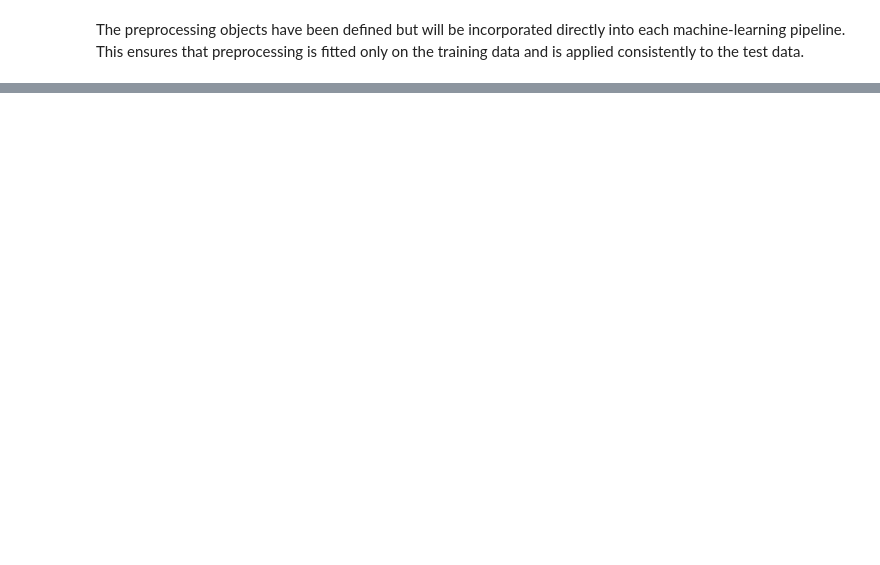
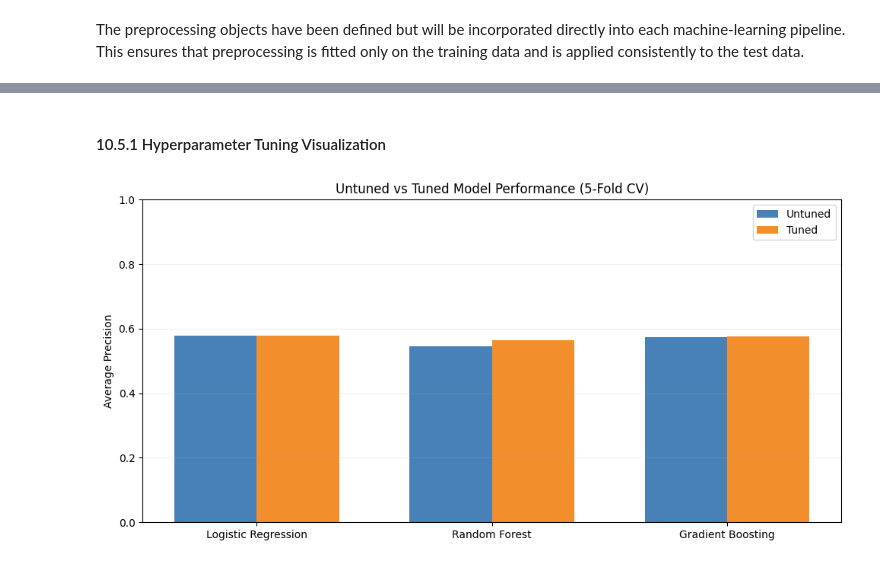
Before and after one commit to Winglessdeman/UMBC-DATA606-Capstone, a Jupyter notebook: notebooks/nhanes_modeling.ipynb, the cells around one changed output, grey strips where cells are left out. Saved outputs shown, nothing was run; the diff lists cells and outputs as text; code cells hidden in the pictures; blank space fills up the shorter version.

```diff
--- a/notebooks/nhanes_modeling.ipynb
+++ b/notebooks/nhanes_modeling.ipynb
@@ -1210,0 +1826,16 @@ Overall, the expanded predictor set improved accuracy, precision, recall, F1-sco
+# %%
+
+from sklearn.model_selection import RandomizedSearchCV
+import pandas as pd
+import numpy as np
+
+# Reusing the five-fold stratified "cv" configuration created in Section 7.3
+
+tuning_cv = cv
+
+# Primary optimization metric
+tuning_metric = "average_precision"
+
+print("Hyperparameter tuning configuration:")
+print("Cross-validation folds: 5")
+print("Optimization metric:", tuning_metric)
@@ -1210,0 +2144,43 @@ Overall, the expanded predictor set improved accuracy, precision, recall, F1-sco
+# %% [markdown]
+#### 10.5.1 Hyperparameter Tuning Visualization
+# %%
+
+import matplotlib.pyplot as plt
+import numpy as np
+
+models = tuning_comparison["Model"]
+
+untuned_scores = tuning_comparison["Untuned_Avg_Precision"]
+tuned_scores = tuning_comparison["Tuned_Avg_Precision"]
+
+x = np.arange(len(models))
+width = 0.35
+
+plt.figure(figsize=(10, 5))
+
+plt.bar(
+    x - width / 2,
+    untuned_scores,
+    width,
+    label="Untuned",
+    color="#4880b8"
+)
+
+plt.bar(
+    x + width / 2,
+    tuned_scores,
+    width,
+    label="Tuned",
+    color="#f28e2b"
+)
+
+plt.xticks(x, models)
+plt.ylabel("Average Precision")
+plt.title("Untuned vs Tuned Model Performance (5-Fold CV)")
+plt.ylim(0, 1)
+plt.legend()
+plt.grid(axis="y", alpha=0.2)
+plt.tight_layout()
+plt.show()
+# %% [output]
+[figure, added]
```
Also changed, not shown: parts of 157 cells of this notebook.
